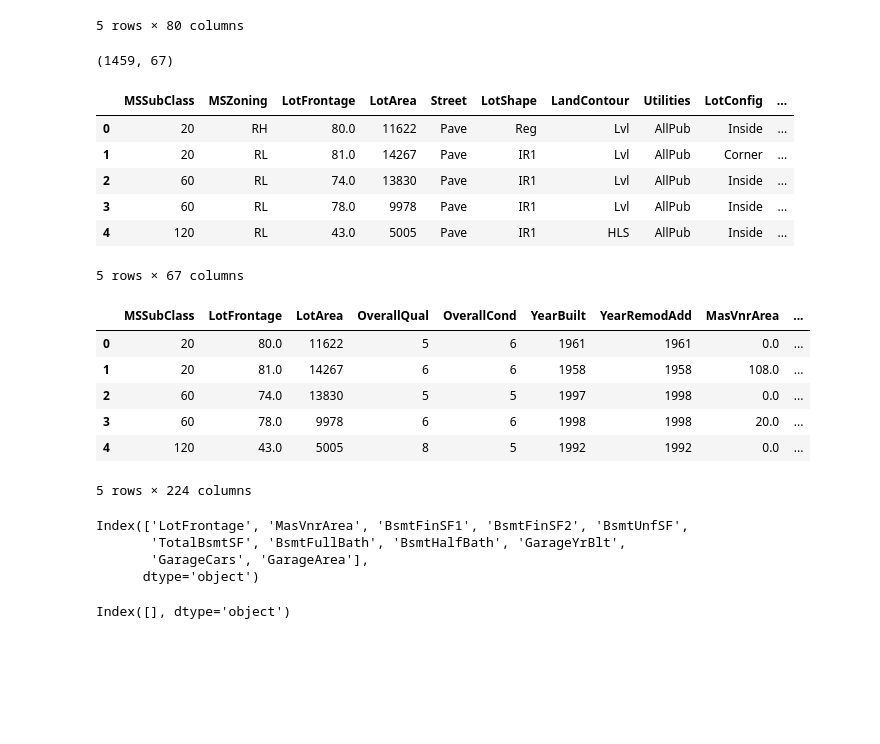
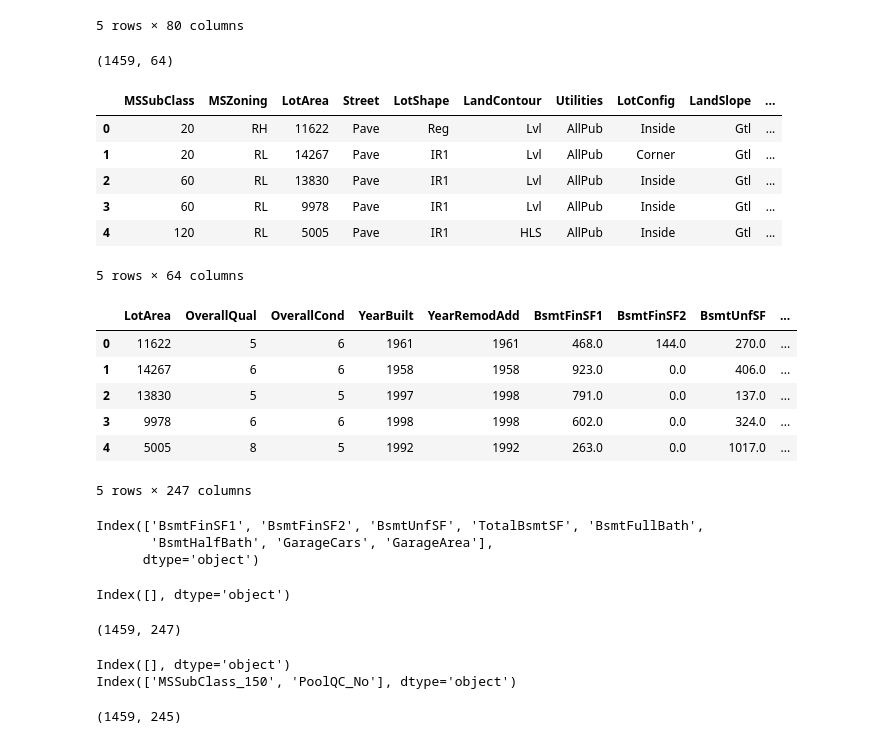
Before and after one commit to georgez-zgeorge/AML_code, a Jupyter notebook: Homework 2/Homework 2.ipynb, the cells around one changed output. Cells and saved outputs as stored; diff of their text form; code cells hidden in the pictures; blank space fills up the shorter version.

```diff
--- a/Homework 2/Homework 2.ipynb
+++ b/Homework 2/Homework 2.ipynb
@@ -477,44 +626,56 @@ test_df.head(5)
 | 4 | 1465 | 120 | RL | 43.0 | 5005 | Pave | NaN | IR1 | HLS | ... |
 5 rows × 80 columns
 # %%
+test_df[['MSSubClass','MoSold']] = test_df[['MSSubClass','MoSold']].astype('category')
+test_df=test_df.drop(['LotFrontage'],axis=1)
+
+
 test_df=test_df.drop(['Id','MiscFeature','Alley','GarageCond','GarageQual','GarageFinish','GarageType',
                         'BsmtExposure','BsmtQual','BsmtCond','BsmtFinType2','MasVnrType','Fence'],axis=1)
 test_df['PoolQC']=test_df['PoolQC'].fillna('No')
 test_df['FireplaceQu']=test_df['FireplaceQu'].fillna('No')
 test_df['BsmtFinType1']=test_df['BsmtFinType1'].fillna('No')
+
 print(test_df.shape)
 test_df.head(5)
 # %% [output]
-(1459, 67)
+(1459, 64)
-|  | MSSubClass | MSZoning | LotFrontage | LotArea | Street | LotShape | LandContour | Utilities | LotConfig | ... |
-| 0 | 20 | RH | 80.0 | 11622 | Pave | Reg | Lvl | AllPub | Inside | ... |
-| 1 | 20 | RL | 81.0 | 14267 | Pave | IR1 | Lvl | AllPub | Corner | ... |
-| 2 | 60 | RL | 74.0 | 13830 | Pave | IR1 | Lvl | AllPub | Inside | ... |
-| 3 | 60 | RL | 78.0 | 9978 | Pave | IR1 | Lvl | AllPub | Inside | ... |
-| 4 | 120 | RL | 43.0 | 5005 | Pave | IR1 | HLS | AllPub | Inside | ... |
+|  | MSSubClass | MSZoning | LotArea | Street | LotShape | LandContour | Utilities | LotConfig | LandSlope | ... |
+| 0 | 20 | RH | 11622 | Pave | Reg | Lvl | AllPub | Inside | Gtl | ... |
+| 1 | 20 | RL | 14267 | Pave | IR1 | Lvl | AllPub | Corner | Gtl | ... |
+| 2 | 60 | RL | 13830 | Pave | IR1 | Lvl | AllPub | Inside | Gtl | ... |
+| 3 | 60 | RL | 9978 | Pave | IR1 | Lvl | AllPub | Inside | Gtl | ... |
+| 4 | 120 | RL | 5005 | Pave | IR1 | HLS | AllPub | Inside | Gtl | ... |
-5 rows × 67 columns
+5 rows × 64 columns
 # %%
 cat_var_names=test_df.select_dtypes(exclude=[np.number]).columns
 dummies_test=pd.get_dummies(test_df,prefix=cat_var_names)
 dummies_test.head(5)
 # %% [output]
-|  | MSSubClass | LotFrontage | LotArea | OverallQual | OverallCond | YearBuilt | YearRemodAdd | MasVnrArea | ... |
-| 0 | 20 | 80.0 | 11622 | 5 | 6 | 1961 | 1961 | 0.0 | ... |
-| 1 | 20 | 81.0 | 14267 | 6 | 6 | 1958 | 1958 | 108.0 | ... |
-| 2 | 60 | 74.0 | 13830 | 5 | 5 | 1997 | 1998 | 0.0 | ... |
-| 3 | 60 | 78.0 | 9978 | 6 | 6 | 1998 | 1998 | 20.0 | ... |
-| 4 | 120 | 43.0 | 5005 | 8 | 5 | 1992 | 1992 | 0.0 | ... |
+|  | LotArea | OverallQual | OverallCond | YearBuilt | YearRemodAdd | BsmtFinSF1 | BsmtFinSF2 | BsmtUnfSF | ... |
+| 0 | 11622 | 5 | 6 | 1961 | 1961 | 468.0 | 144.0 | 270.0 | ... |
+| 1 | 14267 | 6 | 6 | 1958 | 1958 | 923.0 | 0.0 | 406.0 | ... |
+| 2 | 13830 | 5 | 5 | 1997 | 1998 | 791.0 | 0.0 | 137.0 | ... |
+| 3 | 9978 | 6 | 6 | 1998 | 1998 | 602.0 | 0.0 | 324.0 | ... |
+| 4 | 5005 | 8 | 5 | 1992 | 1992 | 263.0 | 0.0 | 1017.0 | ... |
-5 rows × 224 columns
+5 rows × 247 columns
 # %%
 dummies_test.columns[dummies_test.isnull().any()]
 # %% [output]
-Index(['LotFrontage', 'MasVnrArea', 'BsmtFinSF1', 'BsmtFinSF2', 'BsmtUnfSF',
-       'TotalBsmtSF', 'BsmtFullBath', 'BsmtHalfBath', 'GarageYrBlt',
-       'GarageCars', 'GarageArea'],
+Index(['BsmtFinSF1', 'BsmtFinSF2', 'BsmtUnfSF', 'TotalBsmtSF', 'BsmtFullBath',
+       'BsmtHalfBath', 'GarageCars', 'GarageArea'],
       dtype='object')
 # %%
 for i in dummies_test.columns:     #df.columns[w:] if you have w column of line description
     dummies_test[i] = dummies_test[i].fillna(dummies_test[i].median() )
-dummies_test.columns[dummies_test.isnull().any()]
+print(dummies_test.columns[dummies_test.isnull().any()])
+dummies_test.shape
 # %% [output]
 Index([], dtype='object')
+(1459, 247)
+# %%
+print(dummies_train.columns.difference(dummies_test.columns))
+print(dummies_test.columns.difference(dummies_train.columns))
+# %% [output]
+Index([], dtype='object')
+Index(['MSSubClass_150', 'PoolQC_No'], dtype='object')
@@ -521,4 +684,7 @@ Index([], dtype='object')
 # %%
 scaler = StandardScaler()
 scaler.fit(dummies_test)
-scaled_test = scaler.transform(dummies_test)
+scaled_test = pd.DataFrame(scaler.transform(dummies_test))
+scaled_test.shape
+# %% [output]
+(1459, 245)
```
Also changed, not shown: parts of 81 cells of this notebook, 6 other files.
